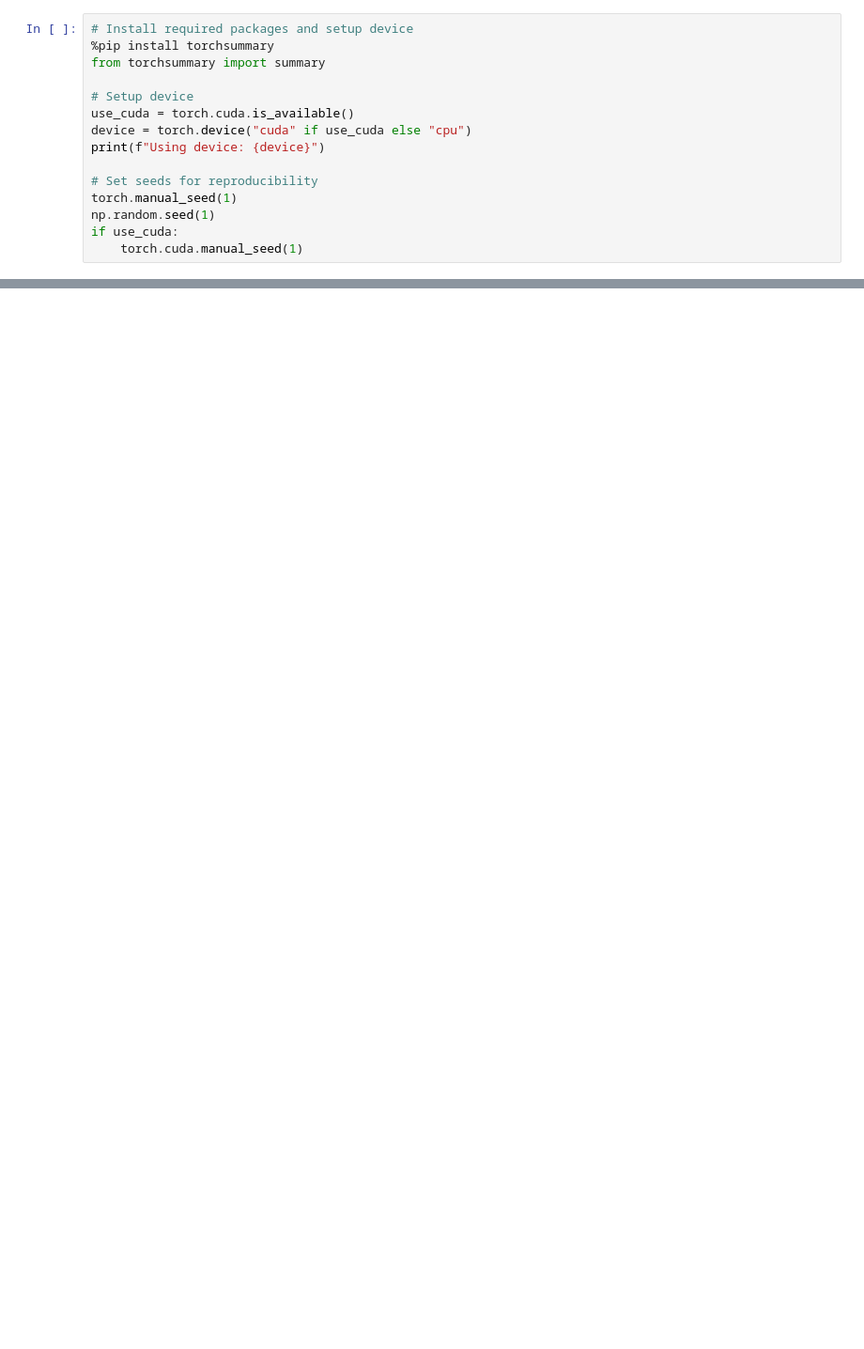
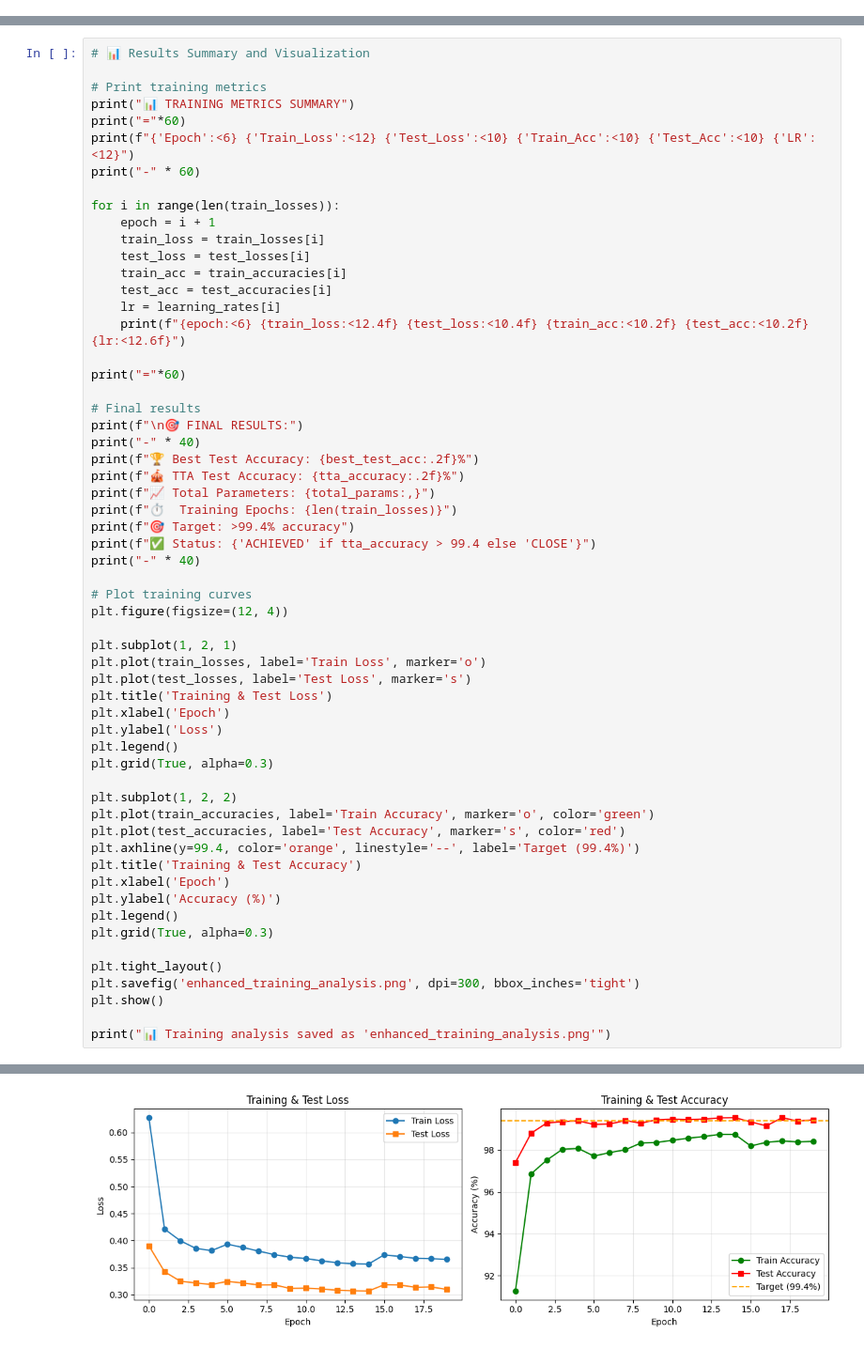
Before and after one commit to guptavik/earv4-assign5, a Jupyter notebook: EVA4_Session_5.ipynb, the cells around one changed output, grey strips where cells are left out. Shown: that part at 94% size. Cells and saved outputs as stored; diff of their text form; blank space fills up the shorter version.

```diff
--- a/EVA4_Session_5.ipynb
+++ b/EVA4_Session_5.ipynb
@@ -874,15 +0,0 @@ from tqdm import tqdm
-# %%
-# Install required packages and setup device
-%pip install torchsummary
-from torchsummary import summary
-
-# Setup device
-use_cuda = torch.cuda.is_available()
-device = torch.device("cuda" if use_cuda else "cpu")
-print(f"Using device: {device}")
-
-# Set seeds for reproducibility
-torch.manual_seed(1)
-np.random.seed(1)
-if use_cuda:
-    torch.cuda.manual_seed(1)
@@ -6691,0 +425,59 @@ Input: 28×28×1
+# %%
+# 📊 Results Summary and Visualization
+
+# Print training metrics
+print("📊 TRAINING METRICS SUMMARY")
+print("="*60)
+print(f"{'Epoch':<6} {'Train_Loss':<12} {'Test_Loss':<10} {'Train_Acc':<10} {'Test_Acc':<10} {'LR':<12}")
+print("-" * 60)
+
+for i in range(len(train_losses)):
+    epoch = i + 1
+    train_loss = train_losses[i]
+    test_loss = test_losses[i]
+    train_acc = train_accuracies[i]
+    test_acc = test_accuracies[i]
+    lr = learning_rates[i]
+    print(f"{epoch:<6} {train_loss:<12.4f} {test_loss:<10.4f} {train_acc:<10.2f} {test_acc:<10.2f} {lr:<12.6f}")
+
+print("="*60)
+
+# Final results
+print(f"\n🎯 FINAL RESULTS:")
+print("-" * 40)
+print(f"🏆 Best Test Accuracy: {best_test_acc:.2f}%")
+print(f"🎪 TTA Test Accuracy: {tta_accuracy:.2f}%")
+print(f"📈 Total Parameters: {total_params:,}")
+print(f"⏱️  Training Epochs: {len(train_losses)}")
+print(f"🎯 Target: >99.4% accuracy")
+print(f"✅ Status: {'ACHIEVED' if tta_accuracy > 99.4 else 'CLOSE'}")
+print("-" * 40)
+
+# Plot training curves
+plt.figure(figsize=(12, 4))
+
+plt.subplot(1, 2, 1)
+plt.plot(train_losses, label='Train Loss', marker='o')
+plt.plot(test_losses, label='Test Loss', marker='s')
+plt.title('Training & Test Loss')
+plt.xlabel('Epoch')
+plt.ylabel('Loss')
+plt.legend()
+plt.grid(True, alpha=0.3)
+
+plt.subplot(1, 2, 2)
+plt.plot(train_accuracies, label='Train Accuracy', marker='o', color='green')
+plt.plot(test_accuracies, label='Test Accuracy', marker='s', color='red')
+plt.axhline(y=99.4, color='orange', linestyle='--', label='Target (99.4%)')
+plt.title('Training & Test Accuracy')
+plt.xlabel('Epoch')
+plt.ylabel('Accuracy (%)')
+plt.legend()
+plt.grid(True, alpha=0.3)
+
+plt.tight_layout()
+plt.savefig('enhanced_training_analysis.png', dpi=300, bbox_inches='tight')
+plt.show()
+
+print("📊 Training analysis saved as 'enhanced_training_analysis.png'")
+# %% [output]
@@ -6691,0 +501 @@ Input: 28×28×1
+[figure, added]
```
Also changed, not shown: parts of 79 cells of this notebook, 15 other files.
